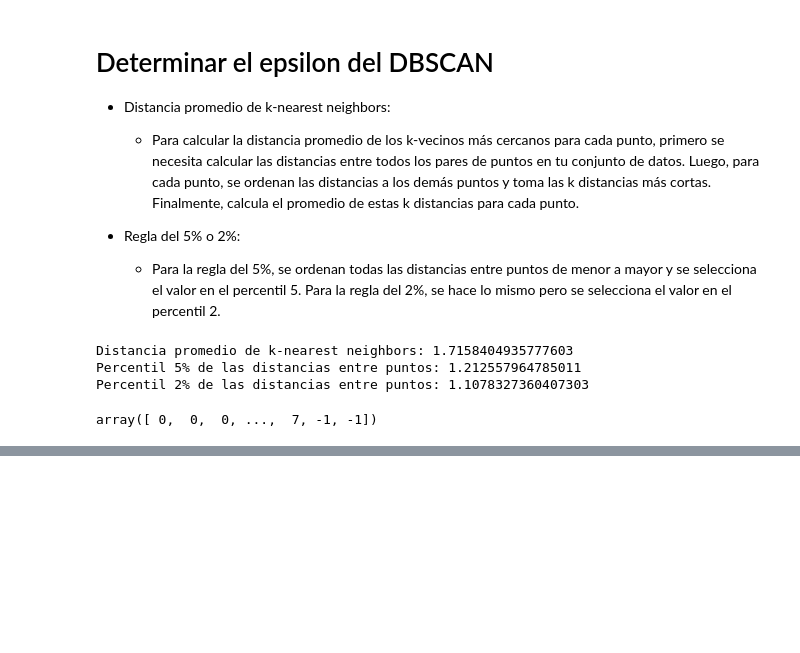
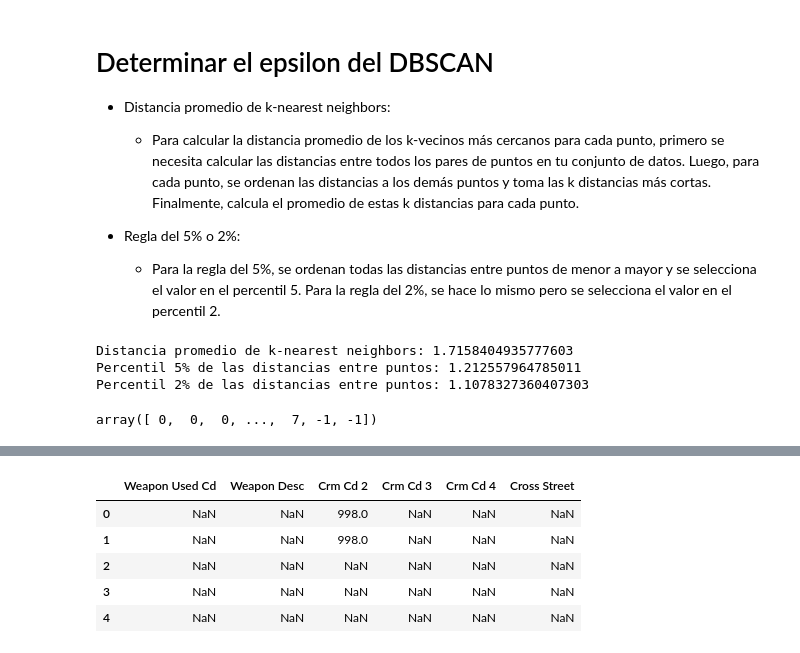
Before and after one commit to Pepebeats-flp/Tareas-ICD, a Jupyter notebook: Tarea 4/DBSCAN.ipynb, the cells around one changed output, grey strips where cells are left out. Saved outputs shown, nothing was run; the diff lists cells and outputs as text; code cells hidden in the pictures; blank space fills up the shorter version.

```diff
--- a/Tarea 4/DBSCAN.ipynb
+++ b/Tarea 4/DBSCAN.ipynb
@@ -444,0 +501,6 @@ array([ 0,  0,  0, ...,  7, -1, -1])
+# %%
+crime_null_mask = crime_data.count() < 0.5*crime_data.shape[0]
+
+crime_drop_columns = crime_data.loc[:, crime_null_mask]
+
+crime_drop_columns.info()
@@ -444,0 +532,9 @@ array([ 0,  0,  0, ...,  7, -1, -1])
+# %%
+crime_drop_columns.head()
+# %% [output]
+|  | Weapon Used Cd | Weapon Desc | Crm Cd 2 | Crm Cd 3 | Crm Cd 4 | Cross Street |
+| 0 | NaN | NaN | 998.0 | NaN | NaN | NaN |
+| 1 | NaN | NaN | 998.0 | NaN | NaN | NaN |
+| 2 | NaN | NaN | NaN | NaN | NaN | NaN |
+| 3 | NaN | NaN | NaN | NaN | NaN | NaN |
+| 4 | NaN | NaN | NaN | NaN | NaN | NaN |
```
Also changed, not shown: parts of 19 cells of this notebook.
